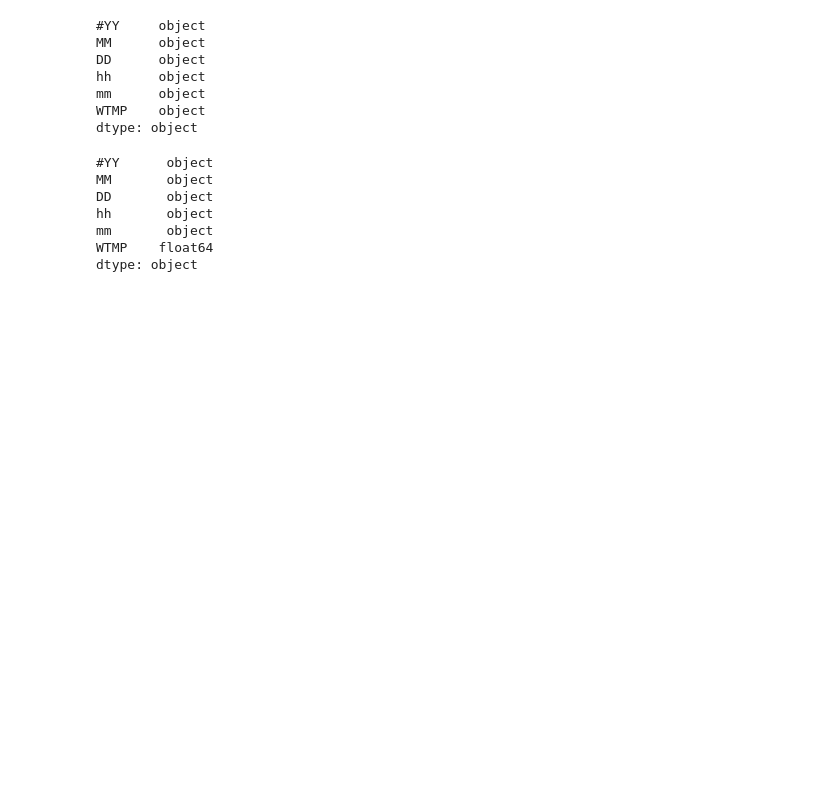
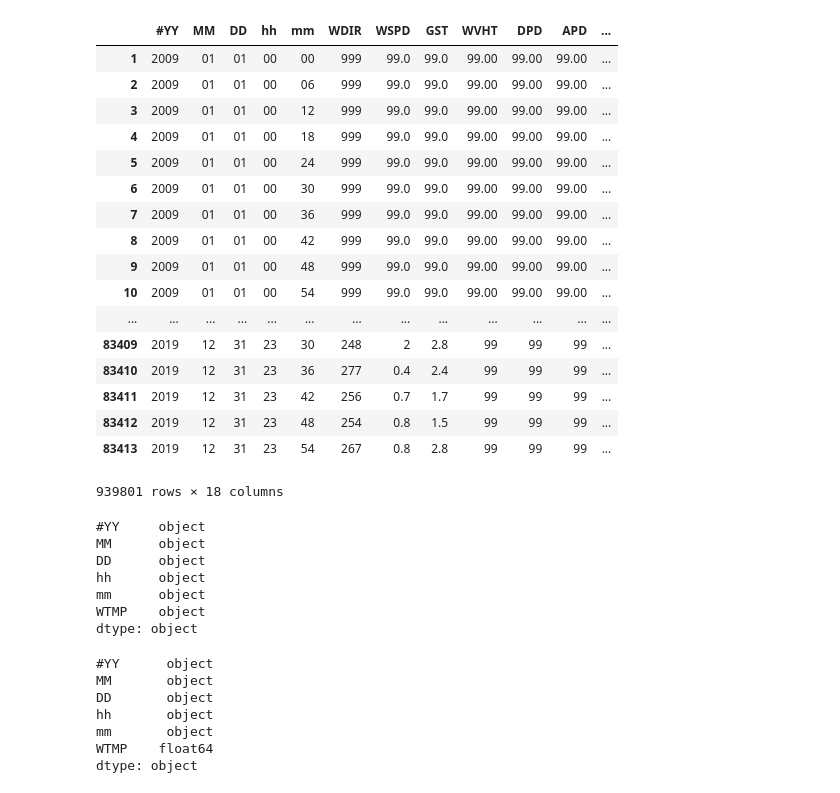
Before and after one commit to lashlock/ClimateDataAnalysis, a Jupyter notebook: Climate Data Pipeline.ipynb, the cells around one changed output. Drawn from its saved outputs; the diff is of its cells as text; code cells hidden in the pictures; blank space fills up the shorter version.

```diff
--- a/Climate Data Pipeline.ipynb
+++ b/Climate Data Pipeline.ipynb
@@ -54,2 +99,26 @@ newDF.head
+# %%
+#Now I want to merge these dataframes together... this should help reduce downstream bulkiness
+frames = [newDF2009, newDF2010, newDF2011, newDF2012, newDF2013, newDF2014, newDF2015, newDF2016, newDF2017, newDF2018, newDF2019]
+mergeDF = pd.concat(frames)
+mergeDF
+# %% [output]
+|  | #YY | MM | DD | hh | mm | WDIR | WSPD | GST | WVHT | DPD | APD | ... |
+| 1 | 2009 | 01 | 01 | 00 | 00 | 999 | 99.0 | 99.0 | 99.00 | 99.00 | 99.00 | ... |
+| 2 | 2009 | 01 | 01 | 00 | 06 | 999 | 99.0 | 99.0 | 99.00 | 99.00 | 99.00 | ... |
+| 3 | 2009 | 01 | 01 | 00 | 12 | 999 | 99.0 | 99.0 | 99.00 | 99.00 | 99.00 | ... |
+| 4 | 2009 | 01 | 01 | 00 | 18 | 999 | 99.0 | 99.0 | 99.00 | 99.00 | 99.00 | ... |
+| 5 | 2009 | 01 | 01 | 00 | 24 | 999 | 99.0 | 99.0 | 99.00 | 99.00 | 99.00 | ... |
+| 6 | 2009 | 01 | 01 | 00 | 30 | 999 | 99.0 | 99.0 | 99.00 | 99.00 | 99.00 | ... |
+| 7 | 2009 | 01 | 01 | 00 | 36 | 999 | 99.0 | 99.0 | 99.00 | 99.00 | 99.00 | ... |
+| 8 | 2009 | 01 | 01 | 00 | 42 | 999 | 99.0 | 99.0 | 99.00 | 99.00 | 99.00 | ... |
+| 9 | 2009 | 01 | 01 | 00 | 48 | 999 | 99.0 | 99.0 | 99.00 | 99.00 | 99.00 | ... |
+| 10 | 2009 | 01 | 01 | 00 | 54 | 999 | 99.0 | 99.0 | 99.00 | 99.00 | 99.00 | ... |
+| ... | ... | ... | ... | ... | ... | ... | ... | ... | ... | ... | ... | ... |
+| 83409 | 2019 | 12 | 31 | 23 | 30 | 248 | 2 | 2.8 | 99 | 99 | 99 | ... |
+| 83410 | 2019 | 12 | 31 | 23 | 36 | 277 | 0.4 | 2.4 | 99 | 99 | 99 | ... |
+| 83411 | 2019 | 12 | 31 | 23 | 42 | 256 | 0.7 | 1.7 | 99 | 99 | 99 | ... |
+| 83412 | 2019 | 12 | 31 | 23 | 48 | 254 | 0.8 | 1.5 | 99 | 99 | 99 | ... |
+| 83413 | 2019 | 12 | 31 | 23 | 54 | 267 | 0.8 | 2.8 | 99 | 99 | 99 | ... |
+939801 rows × 18 columns
 # %%
 #Alright, now I want to get rid of any unnecessary rows
```
Also changed, not shown: parts of 18 cells of this notebook, 12 other files.
